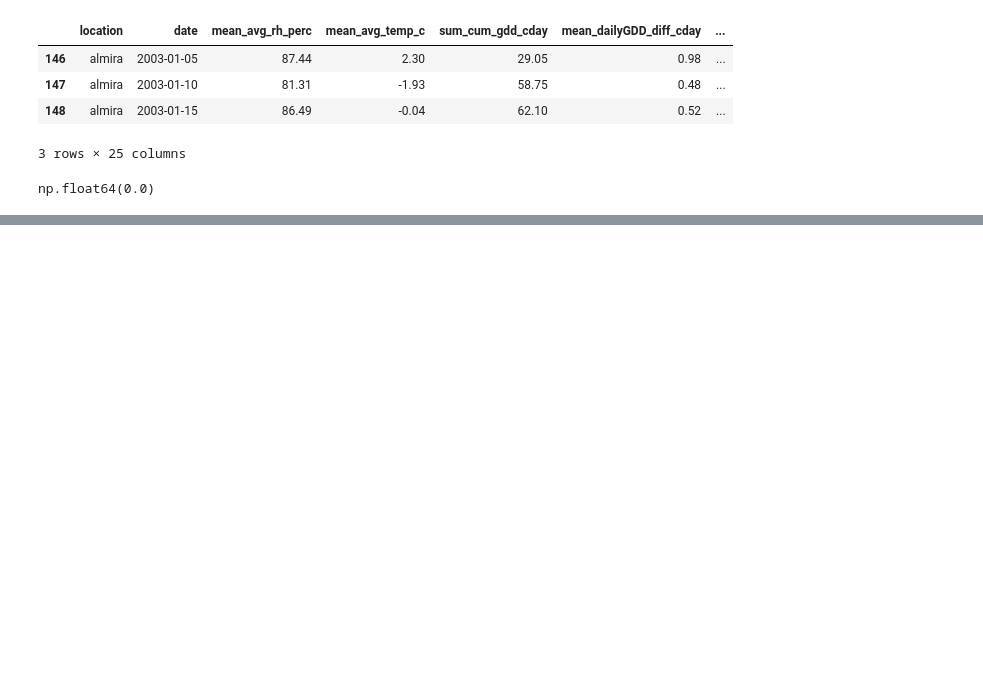
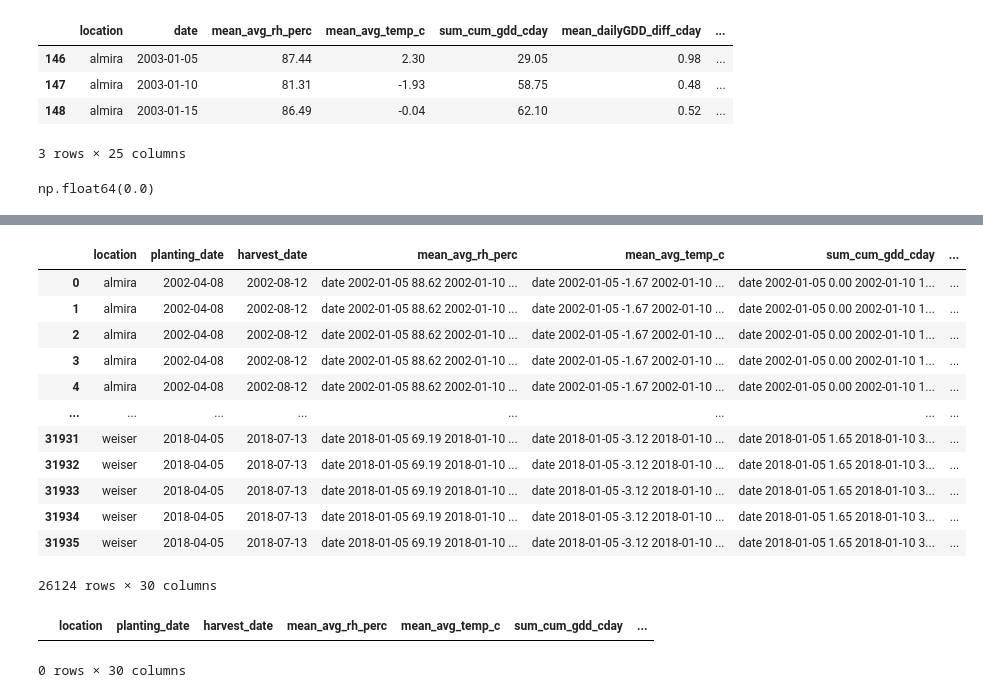
Before and after one commit to ehsun18/wheat_transformers, a Jupyter notebook: wheat_transformers/notebooks_drivers/01_pre-process/04_fiveDay_aggregation_Scenarios.ipynb, the cells around one changed output, grey strips where cells are left out. Drawn from its saved outputs; the diff is of its cells as text; code cells hidden in the pictures; blank space fills up the shorter version.

```diff
--- a/wheat_transformers/notebooks_drivers/01_pre-process/04_fiveDay_aggregation_Scenarios.ipynb
+++ b/wheat_transformers/notebooks_drivers/01_pre-process/04_fiveDay_aggregation_Scenarios.ipynb
@@ -249,0 +330,28 @@ np.float64(0.0)
+# %%
+split_year = 2020
+
+train_df = merged_super_trait[merged_super_trait["year"] < split_year].copy()
+test_df  = merged_super_trait[merged_super_trait["year"] >= split_year].copy()
+# %%
+train_df
+# %% [output]
+|  | location | planting_date | harvest_date | mean_avg_rh_perc | mean_avg_temp_c | sum_cum_gdd_cday | ... |
+| 0 | almira | 2002-04-08 | 2002-08-12 | date 2002-01-05 88.62 2002-01-10 ... | date 2002-01-05 -1.67 2002-01-10 ... | date 2002-01-05 0.00 2002-01-10 1... | ... |
+| 1 | almira | 2002-04-08 | 2002-08-12 | date 2002-01-05 88.62 2002-01-10 ... | date 2002-01-05 -1.67 2002-01-10 ... | date 2002-01-05 0.00 2002-01-10 1... | ... |
+| 2 | almira | 2002-04-08 | 2002-08-12 | date 2002-01-05 88.62 2002-01-10 ... | date 2002-01-05 -1.67 2002-01-10 ... | date 2002-01-05 0.00 2002-01-10 1... | ... |
+| 3 | almira | 2002-04-08 | 2002-08-12 | date 2002-01-05 88.62 2002-01-10 ... | date 2002-01-05 -1.67 2002-01-10 ... | date 2002-01-05 0.00 2002-01-10 1... | ... |
+| 4 | almira | 2002-04-08 | 2002-08-12 | date 2002-01-05 88.62 2002-01-10 ... | date 2002-01-05 -1.67 2002-01-10 ... | date 2002-01-05 0.00 2002-01-10 1... | ... |
+| ... | ... | ... | ... | ... | ... | ... | ... |
+| 31931 | weiser | 2018-04-05 | 2018-07-13 | date 2018-01-05 69.19 2018-01-10 ... | date 2018-01-05 -3.12 2018-01-10 ... | date 2018-01-05 1.65 2018-01-10 3... | ... |
+| 31932 | weiser | 2018-04-05 | 2018-07-13 | date 2018-01-05 69.19 2018-01-10 ... | date 2018-01-05 -3.12 2018-01-10 ... | date 2018-01-05 1.65 2018-01-10 3... | ... |
+| 31933 | weiser | 2018-04-05 | 2018-07-13 | date 2018-01-05 69.19 2018-01-10 ... | date 2018-01-05 -3.12 2018-01-10 ... | date 2018-01-05 1.65 2018-01-10 3... | ... |
+| 31934 | weiser | 2018-04-05 | 2018-07-13 | date 2018-01-05 69.19 2018-01-10 ... | date 2018-01-05 -3.12 2018-01-10 ... | date 2018-01-05 1.65 2018-01-10 3... | ... |
+| 31935 | weiser | 2018-04-05 | 2018-07-13 | date 2018-01-05 69.19 2018-01-10 ... | date 2018-01-05 -3.12 2018-01-10 ... | date 2018-01-05 1.65 2018-01-10 3... | ... |
+26124 rows × 30 columns
+# %%
+# check points for location
+train_df_check = train_df[train_df["location"] == "aberdeen"]
+train_df_check
+# %% [output]
+|  | location | planting_date | harvest_date | mean_avg_rh_perc | mean_avg_temp_c | sum_cum_gdd_cday | ... |
+0 rows × 30 columns
```
Also changed, not shown: parts of 10 cells of this notebook, 5 other files.
